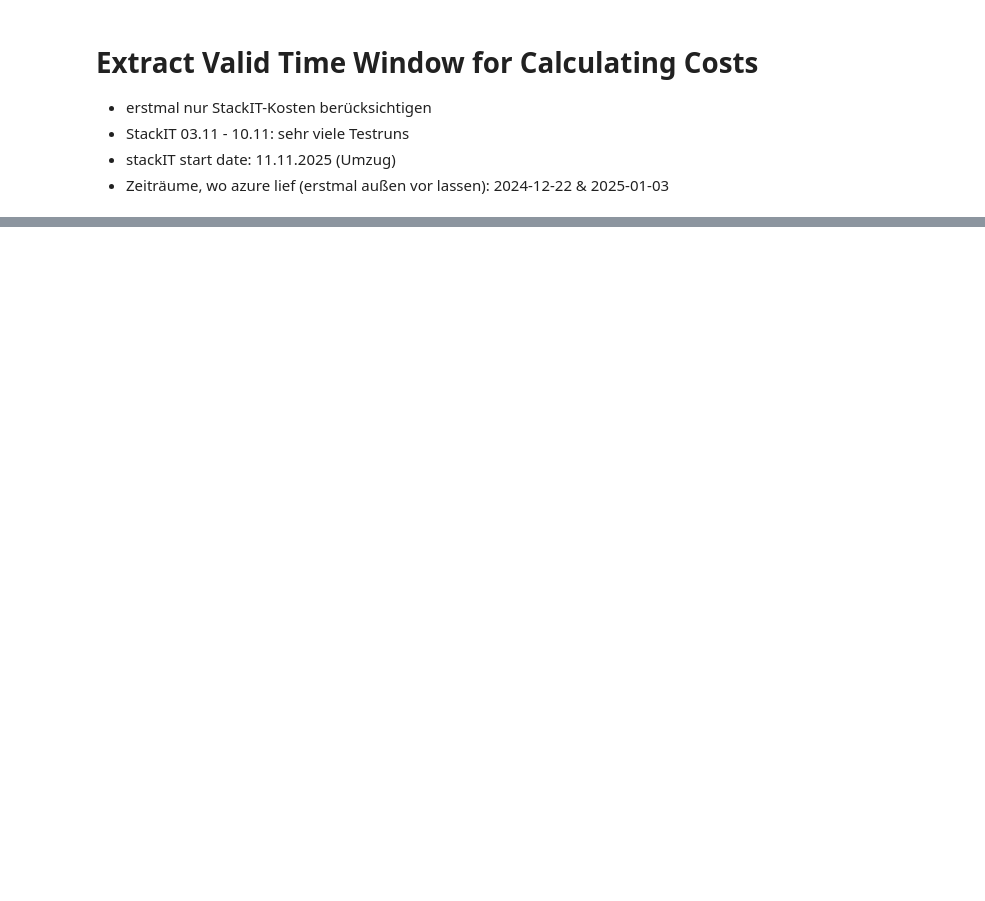
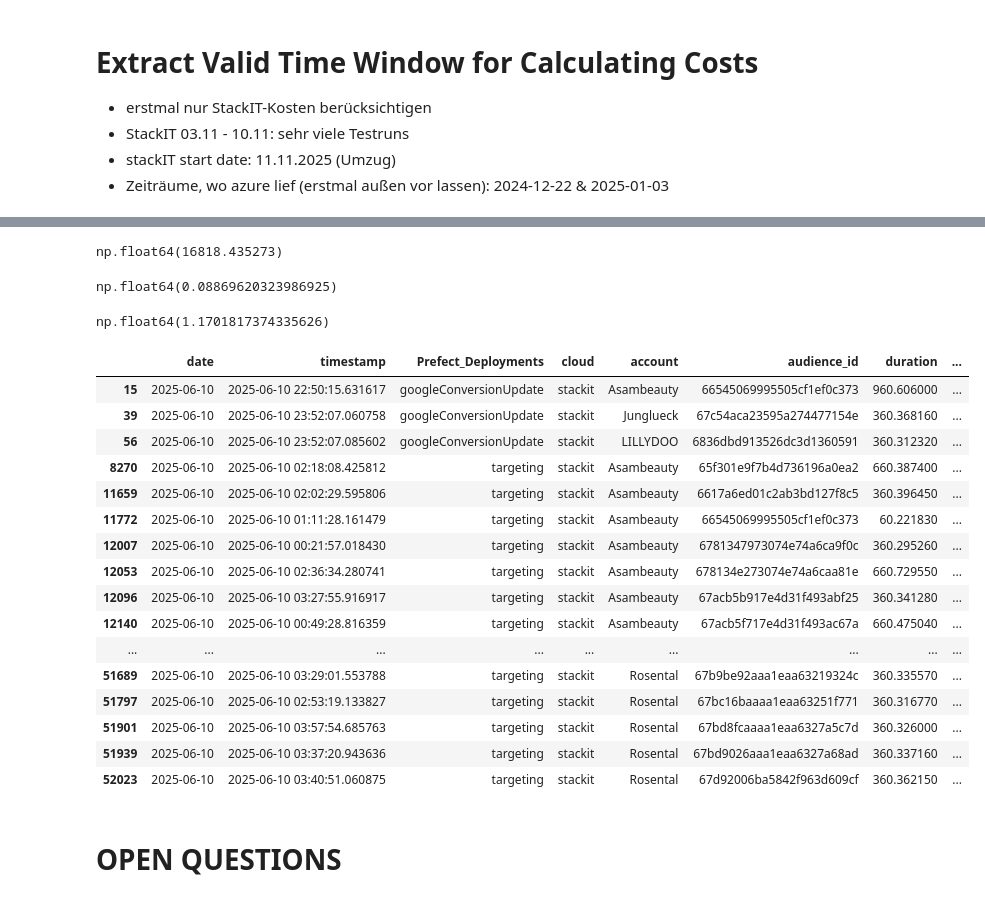
Before and after one commit to KaroPy/evaluation-and-execution-scripts, a Jupyter notebook: analysis/extract_targeting_retraining_costs.ipynb, the cells around one changed output, grey strips where cells are left out. Drawn from its saved outputs; the diff is of its cells as text; code cells hidden in the pictures; blank space fills up the shorter version.

```diff
--- a/analysis/extract_targeting_retraining_costs.ipynb
+++ b/analysis/extract_targeting_retraining_costs.ipynb
@@ -381,0 +843,7 @@ vc_charge_counts
+# %%
+# sum costs over serviceName and same day
+temp_costs["sum_costs_serviceName"] = temp_costs.groupby(by=["date","serviceName"])["charge"].transform("sum")
+temp_costs["sum_quantity_serviceName"] = temp_costs.groupby(by=["date","serviceName"])["quantity"].transform("sum")
+temp_costs = temp_costs.drop_duplicates(subset=["cloud","date","serviceName","node_name","sum_costs_serviceName","sum_quantity_serviceName"])
+temp_costs = temp_costs[["date","node_name","serviceName","sum_costs_serviceName","sum_quantity_serviceName","cloud"]]
+temp_costs.sort_values(by=["date","cloud","serviceName"])
@@ -408,0 +969,32 @@ if len(data_for_testing) != len(merged_data):
+# %%
+use_columns = ["date","timestamp","Prefect_Deployments","cloud","account","audience_id","duration","sum_duration_serviceName","merged_node_name","node_name_costs","serviceName","quantity","total_charge_of_serviceName"]
+date_20250610 = df_costs_cleaned[df_costs_cleaned["date"] == "2025-06-10"][use_columns]
+expected_runs = {"targeting": 114, "retraining": 6, "googleConversionUpdate": 5}
+expected_costs_dictionary = {
+    "header": ["Service", "SKU", "Gesamtmenge", "Gesamtkosten"],
+    "date": "20250610",
+    "data": [
+        {"Service": "Memory Optimized Server-b1.4-EU01", "SKU": "ST-0020701", "Gesamtmenge": "17 Hours", "Gesamtkosten": "13.73"},
+        {"Service": "General Purpose Server-g1.3-EU01", "SKU": "ST-0006901", "Gesamtmenge": "87 Hours", "Gesamtkosten": "13.19"},
+        {"Service": "Memory Optimized Server-m1.3-EU01", "SKU": "ST-0009301", "Gesamtmenge": "44 Hours", "Gesamtkosten": "8.47"},
+        {"Service": "General Purpose Server-g1.4-EU01", "SKU": "ST-0007301", "Gesamtmenge": "24 Hours", "Gesamtkosten": "7.28"},
+        {"Service": "Memory Optimized Server-b1.3-EU01", "SKU": "ST-0020501", "Gesamtmenge": "17 Hours", "Gesamtkosten": "6.86"},
+        {"Service": "Compute Optimized Server-c1.3-EU01", "SKU": "ST-0008901", "Gesamtmenge": "43 Hours", "Gesamtkosten": "5.93"},
+        {"Service": "Block Storage for disk volumes Premium-Performance 2-EU01", "SKU": "ST-0011001", "Gesamtmenge": "244 Hours", "Gesamtkosten": "4.91"},
+        {"Service": "Memory Optimized Server-b1a.16d-EU01", "SKU": "ST-0031001", "Gesamtmenge": "2 Hours", "Gesamtkosten": "4.19"},
+        {"Service": "PostgreSQL-Flex-2.4-Single-EU01", "SKU": "ST-0025701", "Gesamtmenge": "24 Hours", "Gesamtkosten": "3.02"},
+        {"Service": "Essential-Network-Load-Balancer-10-EU01", "SKU": "ST-0062401", "Gesamtmenge": "211 Hours", "Gesamtkosten": "2.75"},
+        {"Service": "Kubernetes Engine-Cluster Management-EU01", "SKU": "ST-0010701", "Gesamtmenge": "24 Hours", "Gesamtkosten": "2.39"},
+        {"Service": "Tiny Server-t1.2-EU01", "SKU": "ST-0009101", "Gesamtmenge": "390 Hours", "Gesamtkosten": "2.13"},
+        {"Service": "Compute Optimized Server-c1.2-EU01", "SKU": "ST-0008301", "Gesamtmenge": "33 Hours", "Gesamtkosten": "2.00"},
+        {"Service": "General Purpose Server-g1.1-EU01", "SKU": "ST-0008501", "Gesamtmenge": "48 Hours", "Gesamtkosten": "1.82"},
+        {"Service": "Block Storage for disk volumes Premium-Capacity-EU01", "SKU": "ST-0018001", "Gesamtmenge": "11.598 Gigabyte Hours", "Gesamtkosten": "1.05"},
+        {"Service": "Public IP Address (IPv4)-EU01", "SKU": "ST-0070001", "Gesamtmenge": "219 Hours", "Gesamtkosten": "0.89"},
+        {"Service": "Block Storage for disk volumes Premium-Performance 1-EU01", "SKU": "ST-0010901", "Gesamtmenge": "72 Hours", "Gesamtkosten": "0.73"},
+        {"Service": "Block Storage for PostgreSQL Premium-Performance 2-EU01", "SKU": "ST-0068501", "Gesamtmenge": "24 Hours", "Gesamtkosten": "0.48"},
+        {"Service": "Block Storage for PostgreSQL Premium-Capacity-EU01", "SKU": "ST-0069101", "Gesamtmenge": "1.200 Gigabyte Hours", "Gesamtkosten": "0.11"},
+        {"Service": "Backup Storage for PostgreSQL Premium-EU01", "SKU": "ST-0040001", "Gesamtmenge": "2.455 Gigabyte Hours", "Gesamtkosten": "0.09"},
+        {"Service": "Observability-Metrics-Endpoint-100k-EU01", "SKU": "ST-0101401", "Gesamtmenge": "24 Hours", "Gesamtkosten": "0.00"},
+        ]
+    }
+expected_costs_dictionary.keys()
@@ -408,0 +1017,3 @@ if len(data_for_testing) != len(merged_data):
+# %%
+date_20250610 = return_cost_per_run(date_20250610)
+date_20250610.sort_values(by=["serviceName","account","audience_id"])
@@ -408,0 +1117,34 @@ if len(data_for_testing) != len(merged_data):
+# %%
+date_20250610[date_20250610["serviceName"]=="General Purpose Server-g1.3-EU01"]["duration"].sum()
+# %% [output]
+np.float64(16818.435273)
+# %%
+date_20250610[date_20250610["serviceName"]=="General Purpose Server-g1.3-EU01"]["part_of_costs_per_run"].sum()
+# %% [output]
+np.float64(0.08869620323986925)
+# %%
+date_20250610[date_20250610["serviceName"]=="General Purpose Server-g1.3-EU01"]["cost_per_run"].sum()
+# %% [output]
+np.float64(1.1701817374335626)
+# %%
+date_20250610[date_20250610["serviceName"]=="General Purpose Server-g1.3-EU01"]#[["date","serviceName","charge","quantity"]].sort_values(by="date")
+# %% [output]
+|  | date | timestamp | Prefect_Deployments | cloud | account | audience_id | duration | ... |
+| 15 | 2025-06-10 | 2025-06-10 22:50:15.631617 | googleConversionUpdate | stackit | Asambeauty | 66545069995505cf1ef0c373 | 960.606000 | ... |
+| 39 | 2025-06-10 | 2025-06-10 23:52:07.060758 | googleConversionUpdate | stackit | Junglueck | 67c54aca23595a274477154e | 360.368160 | ... |
+| 56 | 2025-06-10 | 2025-06-10 23:52:07.085602 | googleConversionUpdate | stackit | LILLYDOO | 6836dbd913526dc3d1360591 | 360.312320 | ... |
+| 8270 | 2025-06-10 | 2025-06-10 02:18:08.425812 | targeting | stackit | Asambeauty | 65f301e9f7b4d736196a0ea2 | 660.387400 | ... |
+| 11659 | 2025-06-10 | 2025-06-10 02:02:29.595806 | targeting | stackit | Asambeauty | 6617a6ed01c2ab3bd127f8c5 | 360.396450 | ... |
+| 11772 | 2025-06-10 | 2025-06-10 01:11:28.161479 | targeting | stackit | Asambeauty | 66545069995505cf1ef0c373 | 60.221830 | ... |
+| 12007 | 2025-06-10 | 2025-06-10 00:21:57.018430 | targeting | stackit | Asambeauty | 6781347973074e74a6ca9f0c | 360.295260 | ... |
+| 12053 | 2025-06-10 | 2025-06-10 02:36:34.280741 | targeting | stackit | Asambeauty | 678134e273074e74a6caa81e | 660.729550 | ... |
+| 12096 | 2025-06-10 | 2025-06-10 03:27:55.916917 | targeting | stackit | Asambeauty | 67acb5b917e4d31f493abf25 | 360.341280 | ... |
+| 12140 | 2025-06-10 | 2025-06-10 00:49:28.816359 | targeting | stackit | Asambeauty | 67acb5f717e4d31f493ac67a | 660.475040 | ... |
+| ... | ... | ... | ... | ... | ... | ... | ... | ... |
+| 51689 | 2025-06-10 | 2025-06-10 03:29:01.553788 | targeting | stackit | Rosental | 67b9be92aaa1eaa63219324c | 360.335570 | ... |
+| 51797 | 2025-06-10 | 2025-06-10 02:53:19.133827 | targeting | stackit | Rosental | 67bc16baaaa1eaa63251f771 | 360.316770 | ... |
+| 51901 | 2025-06-10 | 2025-06-10 03:57:54.685763 | targeting | stackit | Rosental | 67bd8fcaaaa1eaa6327a5c7d | 360.326000 | ... |
+| 51939 | 2025-06-10 | 2025-06-10 03:37:20.943636 | targeting | stackit | Rosental | 67bd9026aaa1eaa6327a68ad | 360.337160 | ... |
+| 52023 | 2025-06-10 | 2025-06-10 03:40:51.060875 | targeting | stackit | Rosental | 67d92006ba5842f963d609cf | 360.362150 | ... |
+# %% [markdown]
+# OPEN QUESTIONS
```
Also changed, not shown: parts of 75 cells of this notebook, 2 other files.
